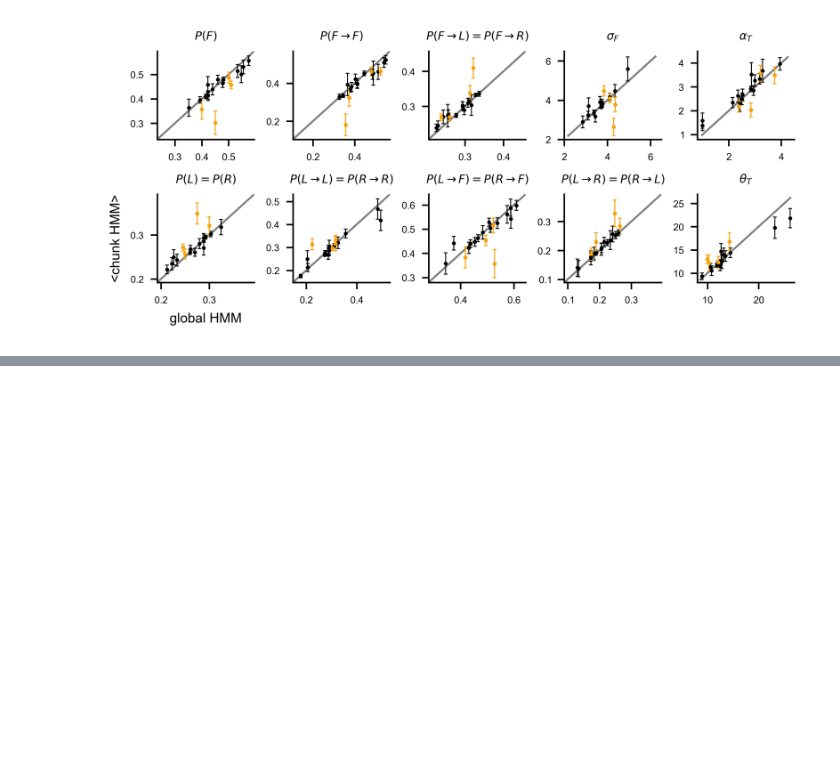
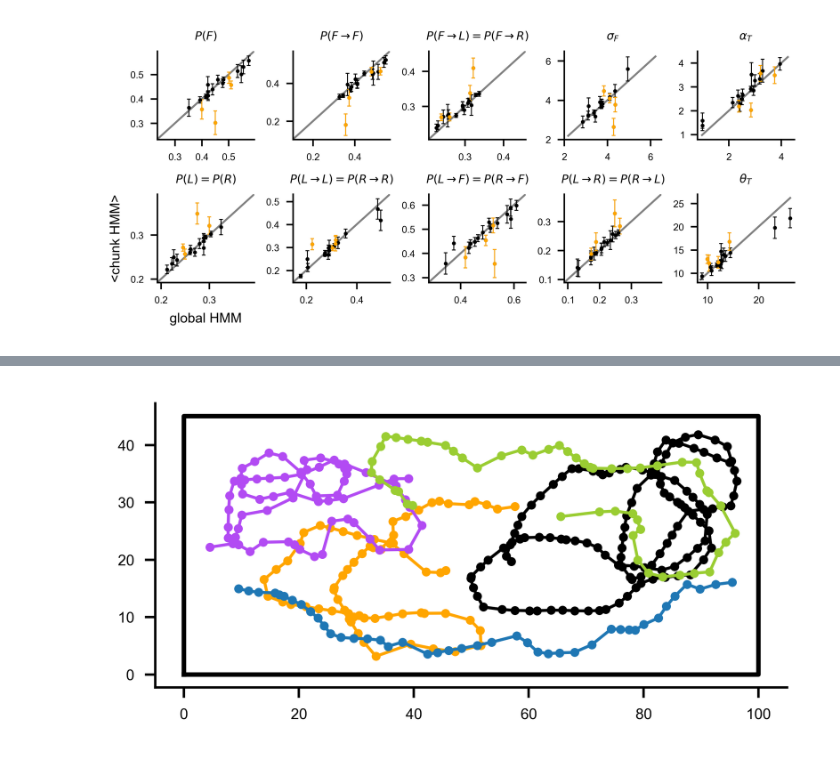
Before and after one commit to ZebrafishHMM2023/ZebrafishHMM2023_CodeAndData, a Jupyter notebook: Figures/Fig3.ipynb, the cells around one changed output, grey strips where cells are left out. Cells and saved outputs as stored; diff of their text form; code cells hidden in the pictures; blank space fills up the shorter version.

```diff
--- a/Figures/Fig3.ipynb
+++ b/Figures/Fig3.ipynb
@@ -262,0 +276,2 @@ fig.savefig("panels/Fig5/supps/id_params_all.svg")
+# %%
+file = h5py.File("/SEC/ZebraFish/Tools_Analysis/IBIO-Banyuls2023-Python/content/sf_allsequences_T26.mat","r")
@@ -262,0 +298,17 @@ fig.savefig("panels/Fig5/supps/id_params_all.svg")
+# %%
+fish = 0
+xs = format_sequences(file[file["xpos"][0][fish]][()])
+ys = format_sequences(file[file["ypos"][0][fish]][()])
+# %%
+xmin, xmax, ymin, ymax = 0, 100, 0, 45
+# %%
+fig, ax = plt.subplots(figsize=(2*1.60, 2*1.6))
+for i in [4, 6, 15, 17, 26]:
+    ax.plot(xs[i], ys[i], "-o", markersize=2, linewidth=1)
+
+ax.plot([xmin, xmax, xmax, xmin, xmin], [ymin, ymin, ymax, ymax, ymin], color="k")
+ax.set_aspect(1)
+
+fig.savefig("panels/Fig3/ex_trajs.svg")
+# %% [output]
+[figure, added]
```
Also changed, not shown: parts of 9 cells of this notebook, 4 other files.
